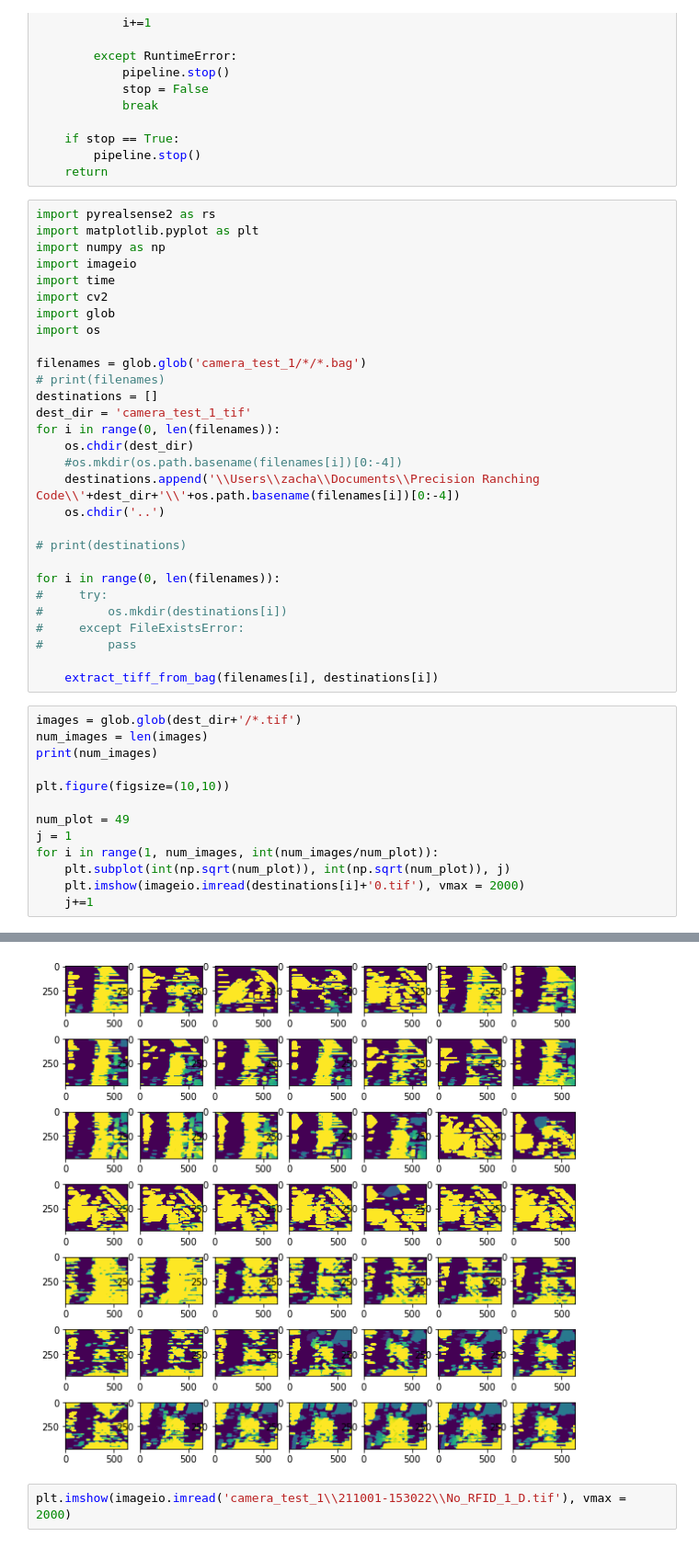
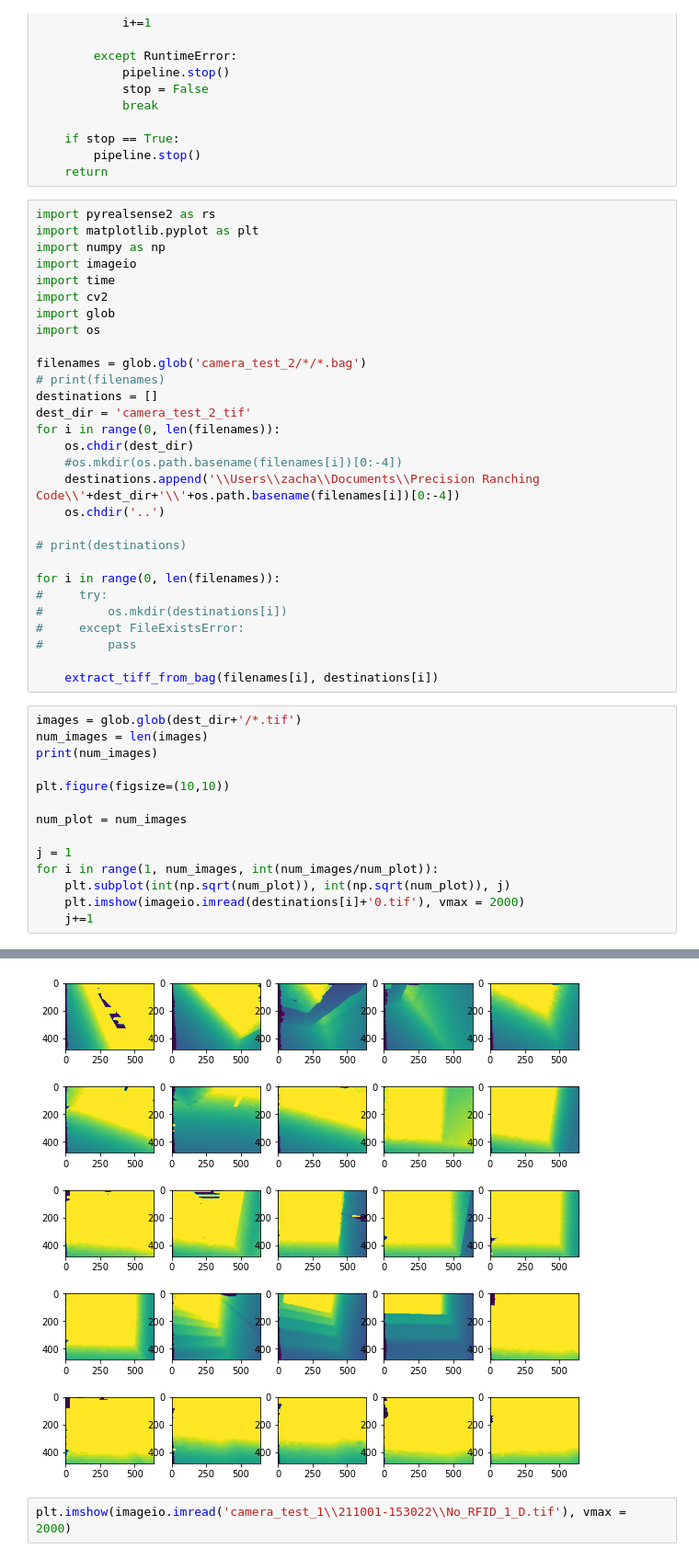
Before and after one commit to zwinkler/Automated-BCS, a Jupyter notebook: Bag Conversion Code.ipynb, the cells around one changed output, grey strips where cells are left out. Shown: that part at 92% size. Drawn from its saved outputs; the diff is of its cells as text.

```diff
--- a/Bag Conversion Code.ipynb
+++ b/Bag Conversion Code.ipynb
@@ -112,10 +112,10 @@ import cv2
 import glob
 import os
 
-filenames = glob.glob('camera_test_1/*/*.bag')
+filenames = glob.glob('camera_test_2/*/*.bag')
 # print(filenames)
 destinations = []
-dest_dir = 'camera_test_1_tif'
+dest_dir = 'camera_test_2_tif'
 for i in range(0, len(filenames)):
     os.chdir(dest_dir)
     #os.mkdir(os.path.basename(filenames[i])[0:-4])
@@ -138,7 +138,8 @@ print(num_images)
 
 plt.figure(figsize=(10,10))
 
-num_plot = 49
+num_plot = num_images
+
 j = 1
 for i in range(1, num_images, int(num_images/num_plot)):
     plt.subplot(int(np.sqrt(num_plot)), int(np.sqrt(num_plot)), j)
@@ -150,4 +151,4 @@ ValueError: num must be 1 <= num <= 49, not 50
-[figure, old version]
+[figure, new version]
 # %%
 plt.imshow(imageio.imread('camera_test_1\\211001-153022\\No_RFID_1_D.tif'), vmax = 2000)
 # %% [output]
```
Also changed, not shown: parts of 1 cell of this notebook, 2 other files.
